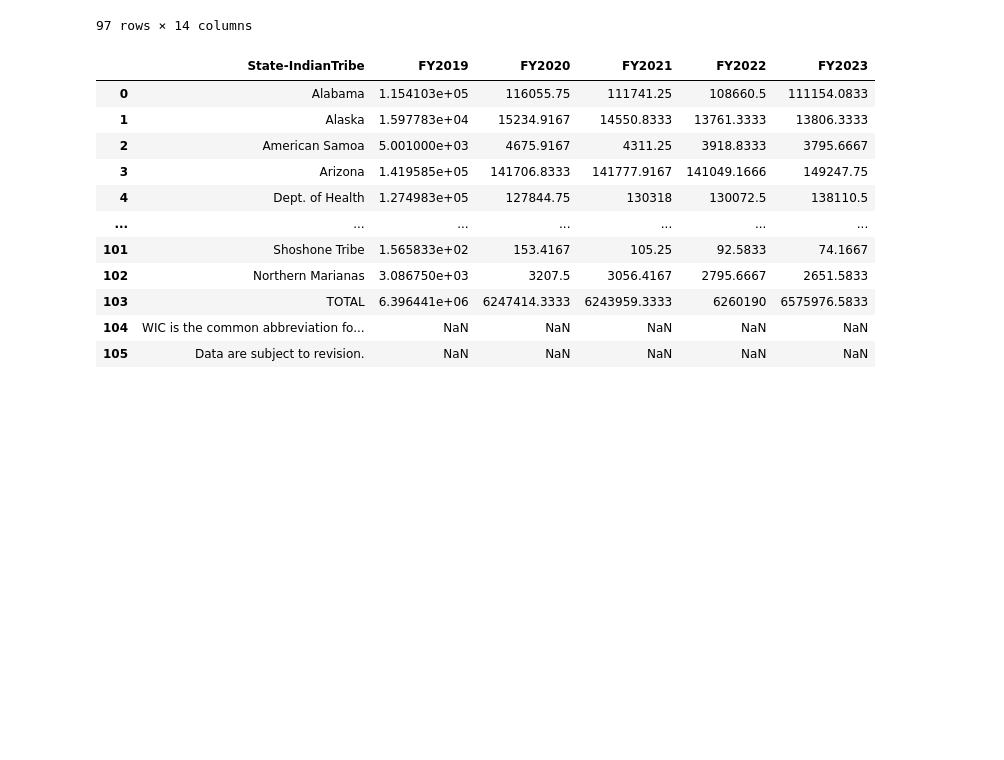
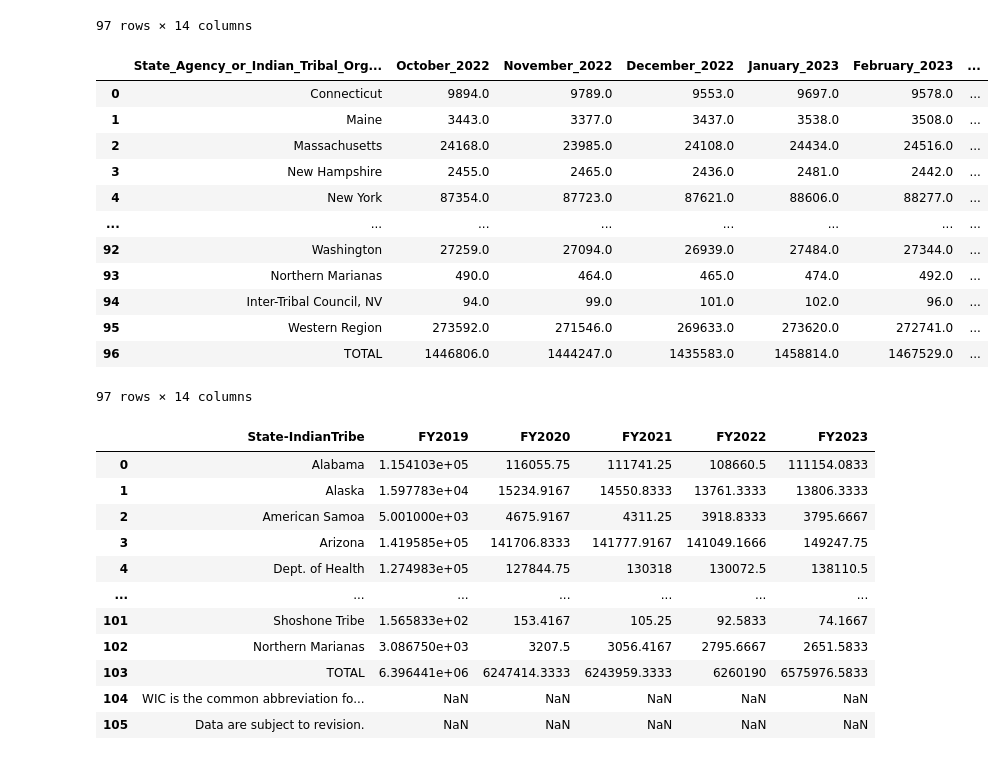
Before and after one commit to chadhollman/hrsa-grants-api, a Jupyter notebook: EHB Grants.ipynb, the cells around one changed output. Saved outputs shown, nothing was run; the diff lists cells and outputs as text; code cells hidden in the pictures; blank space fills up the shorter version.

Commit message:
changed wonky column headers

```diff
--- a/EHB Grants.ipynb
+++ b/EHB Grants.ipynb
@@ -193,4 +193,24 @@ wic_xls_clean
 | 95 | Western Region | 273592.0 | 271546.0 | 269633.0 | 273620.0 | 272741.0 | 279530.0 | ... |
 | 96 | TOTAL | 1446806.0 | 1444247.0 | 1435583.0 | 1458814.0 | 1467529.0 | 1506001.0 | ... |
 97 rows × 14 columns
+# %%
+wic_xls_clean.rename(columns={'2022-10-01': 'October_2022', '2022-11-01': 'November_2022', '2022-12-01': 'December_2022',
+                              '2023-01-01': 'January_2023', '2023-02-01': 'February_2023', '2023-03-01': 'March_2023',
+                              '2023-04-01': 'April_2023', '2023-05-01': 'May_2023', '2023-06-01': 'June_2023',
+                              '2023-07-01': 'July_2023', '2023-08-01': 'August_2023', '2023-09-01': 'September_2023'}, inplace=True)
+wic_xls_clean
+# %% [output]
+|  | State_Agency_or_Indian_Tribal_Org... | October_2022 | November_2022 | December_2022 | January_2023 | February_2023 | ... |
+| 0 | Connecticut | 9894.0 | 9789.0 | 9553.0 | 9697.0 | 9578.0 | ... |
+| 1 | Maine | 3443.0 | 3377.0 | 3437.0 | 3538.0 | 3508.0 | ... |
+| 2 | Massachusetts | 24168.0 | 23985.0 | 24108.0 | 24434.0 | 24516.0 | ... |
+| 3 | New Hampshire | 2455.0 | 2465.0 | 2436.0 | 2481.0 | 2442.0 | ... |
+| 4 | New York | 87354.0 | 87723.0 | 87621.0 | 88606.0 | 88277.0 | ... |
+| ... | ... | ... | ... | ... | ... | ... | ... |
+| 92 | Washington | 27259.0 | 27094.0 | 26939.0 | 27484.0 | 27344.0 | ... |
+| 93 | Northern Marianas | 490.0 | 464.0 | 465.0 | 474.0 | 492.0 | ... |
+| 94 | Inter-Tribal Council, NV | 94.0 | 99.0 | 101.0 | 102.0 | 96.0 | ... |
+| 95 | Western Region | 273592.0 | 271546.0 | 269633.0 | 273620.0 | 272741.0 | ... |
+| 96 | TOTAL | 1446806.0 | 1444247.0 | 1435583.0 | 1458814.0 | 1467529.0 | ... |
+97 rows × 14 columns
 # %%
```
Also changed, not shown: parts of 2 cells of this notebook, 3 other files.
